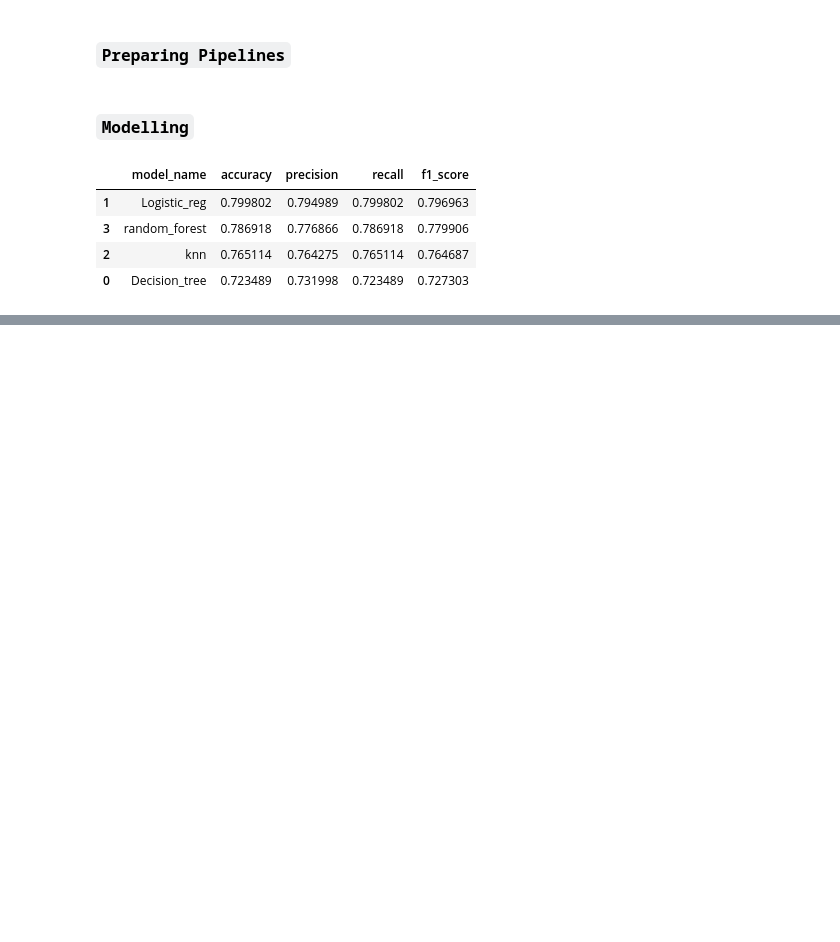
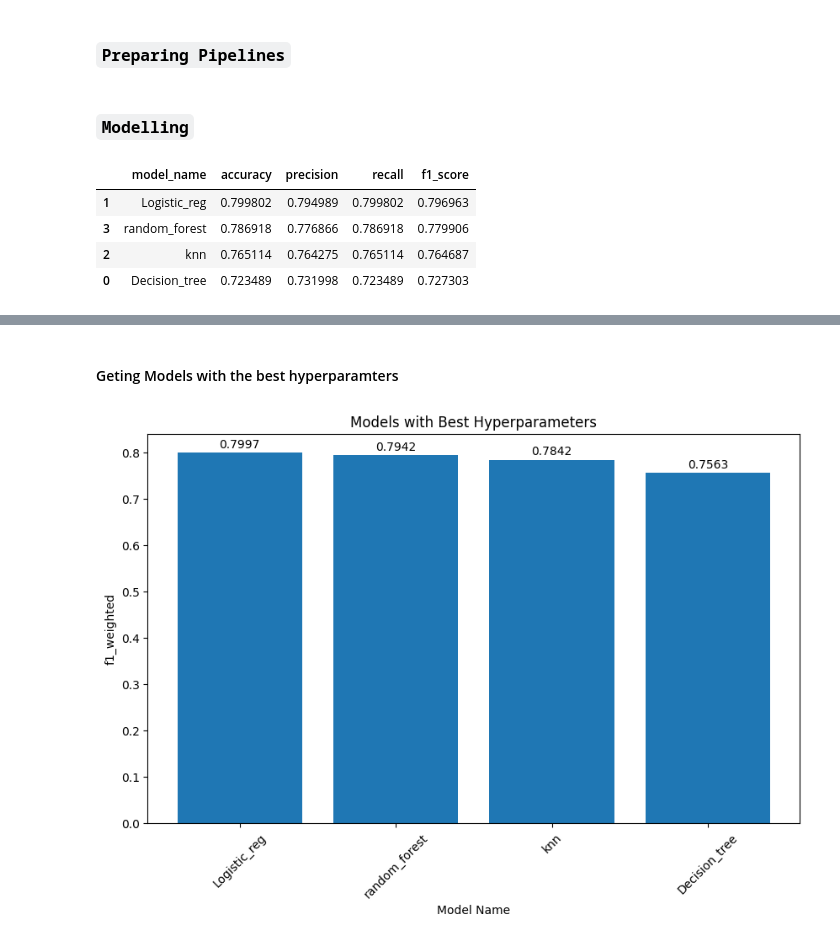
Before and after one commit to heldana30/Customer_Churn_Prediction, a Jupyter notebook: customer_churn_prediction.ipynb, the cells around one changed output, grey strips where cells are left out. Cells and saved outputs as stored; diff of their text form; code cells hidden in the pictures; blank space fills up the shorter version.

Commit message:
hyperparamter  tuning and evaluating model

```diff
--- a/customer_churn_prediction.ipynb
+++ b/customer_churn_prediction.ipynb
@@ -1264,0 +1325,2 @@ metrics_table.sort_values(ascending=False, by='f1_score')
+# %% [markdown]
+#### Geting Models with the best hyperparamters
@@ -1264,0 +1336,24 @@ metrics_table.sort_values(ascending=False, by='f1_score')
+# %%
+# Get models f1_weighted scores and names
+model_names = [model_name for model_name in search_histories.keys()]
+model_scores = [search_history['mean_test_f1_weighted'].max() for search_history in search_histories.values()]
+
+# Create a DataFrame to for plot
+df_models = pd.DataFrame({'model_name': model_names, 'f1_score': model_scores})
+df_models = df_models.sort_values(by='f1_score', ascending=False)
+
+# Create a bar chart
+plt.figure(figsize=(10,6))
+plt.bar(data=df_models, x='model_name', height='f1_score')
+
+# Add text labels to the bars
+for i, score in enumerate(df_models['f1_score']):
+    plt.text(i, score+0.01, '{:1.4f}'.format(score), ha="center")
+
+plt.xlabel('Model Name')
+plt.ylabel('f1_weighted')
+plt.title('Models with Best Hyperparameters')
+plt.xticks(rotation=45)
+plt.show()
+# %% [output]
+[figure, added]
```
Also changed, not shown: parts of 10 cells of this notebook.
